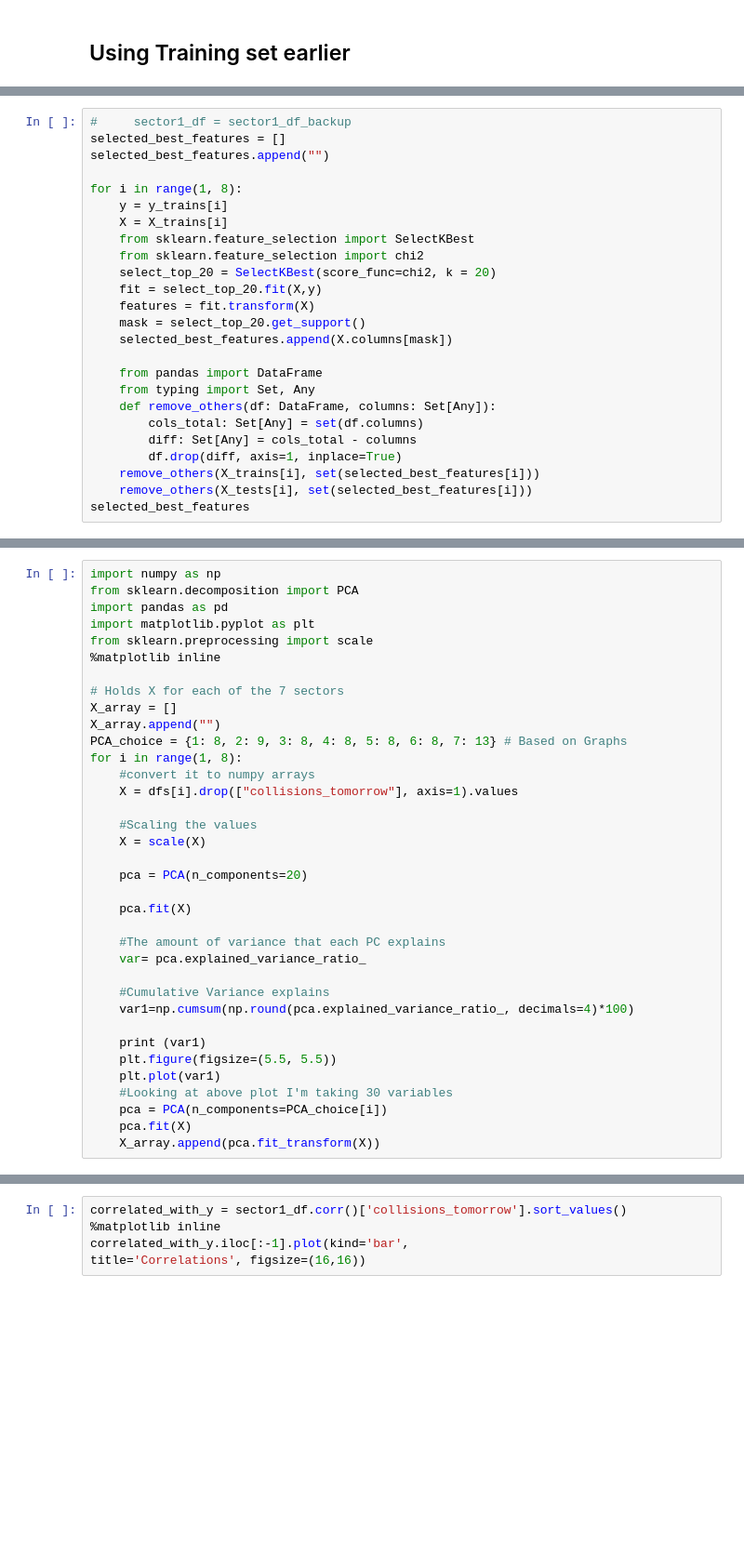
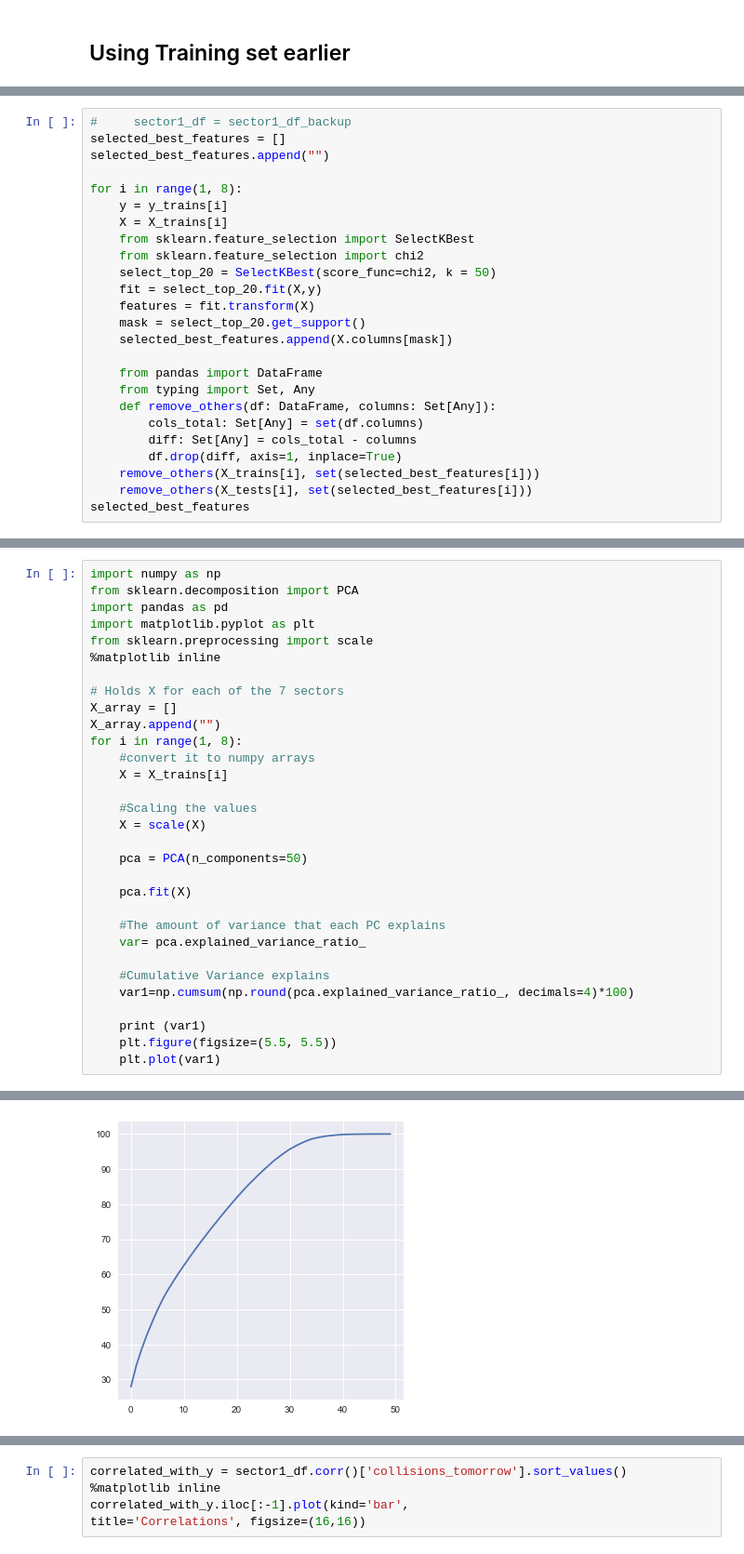
Before and after one commit to Peter-32/LA-Collision-Forecasting, a Jupyter notebook: la_collisions ML Main.ipynb, the cells around one changed output, grey strips where cells are left out. Shown at 93% size. Drawn from its saved outputs; the diff is of its cells as text; blank space fills up the shorter version.

```diff
--- a/la_collisions ML Main.ipynb
+++ b/la_collisions ML Main.ipynb
@@ -609,7 +547,7 @@ for i in range(1, 8):
     X = X_trains[i]
     from sklearn.feature_selection import SelectKBest
     from sklearn.feature_selection import chi2
-    select_top_20 = SelectKBest(score_func=chi2, k = 20)
+    select_top_20 = SelectKBest(score_func=chi2, k = 50)
     fit = select_top_20.fit(X,y)
     features = fit.transform(X)
     mask = select_top_20.get_support()
@@ -653,15 +595,14 @@ from sklearn.preprocessing import scale
 # Holds X for each of the 7 sectors
 X_array = []
 X_array.append("")
-PCA_choice = {1: 8, 2: 9, 3: 8, 4: 8, 5: 8, 6: 8, 7: 13} # Based on Graphs
 for i in range(1, 8):
     #convert it to numpy arrays
-    X = dfs[i].drop(["collisions_tomorrow"], axis=1).values
+    X = X_trains[i]
 
     #Scaling the values
     X = scale(X)
 
-    pca = PCA(n_components=20)
+    pca = PCA(n_components=50)
 
     pca.fit(X)
 
@@ -674,7 +615,4 @@ for i in range(1, 8):
     print (var1)
     plt.figure(figsize=(5.5, 5.5))
     plt.plot(var1)
-    #Looking at above plot I'm taking 30 variables
-    pca = PCA(n_components=PCA_choice[i])
-    pca.fit(X)
-    X_array.append(pca.fit_transform(X))
+# %% [output]
@@ -680,0 +636 @@ for i in range(1, 8):
+[figure, added]
```
Also changed, not shown: parts of 17 cells of this notebook, 30 other files.
